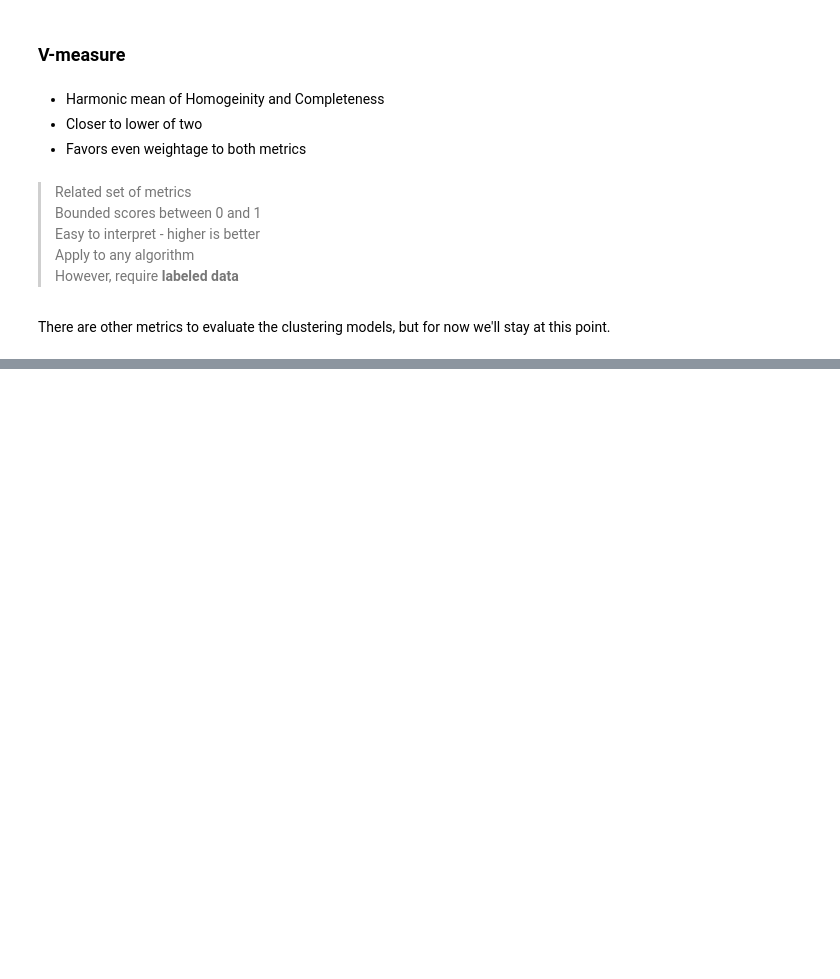
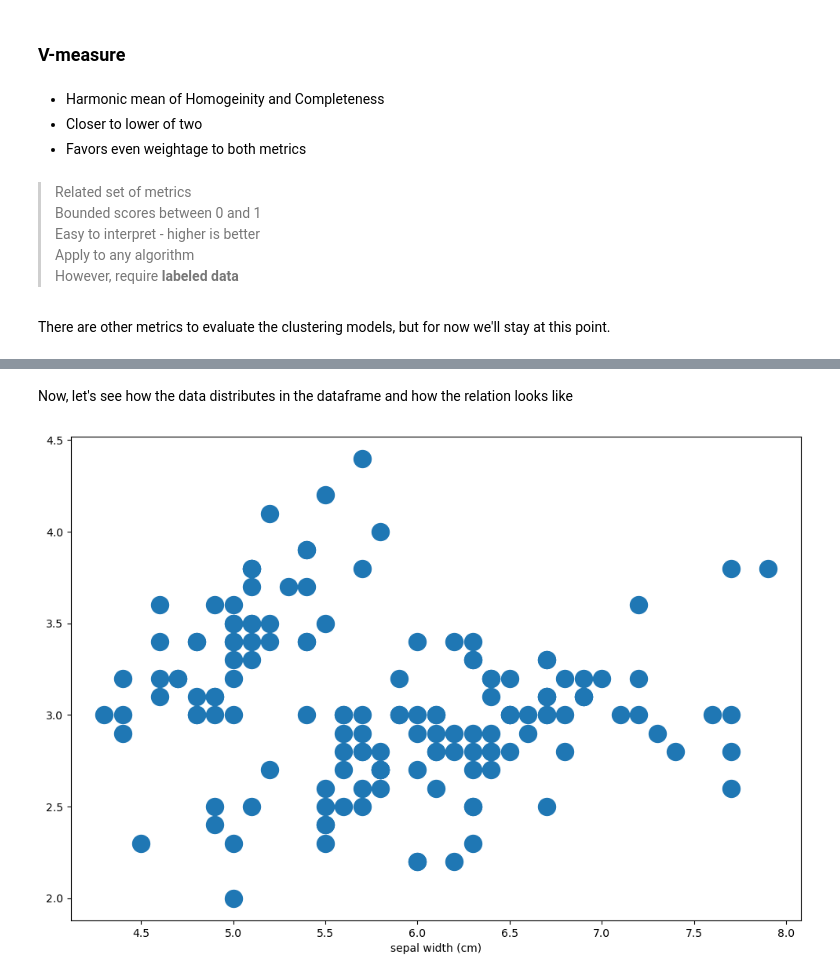
Before and after one commit to EdgarRage/Training_Raken, a Jupyter notebook: Unsupervised_learning/Basic_concepts/building_clustering_models.ipynb, the cells around one changed output, grey strips where cells are left out. Drawn from its saved outputs; the diff is of its cells as text; code cells hidden in the pictures; blank space fills up the shorter version.

```diff
--- a/Unsupervised_learning/Basic_concepts/building_clustering_models.ipynb
+++ b/Unsupervised_learning/Basic_concepts/building_clustering_models.ipynb
@@ -59,0 +75,9 @@ There are other metrics to evaluate the clustering models, but for now we'll sta
+# %%
+# Now, let's read the iris dataset and convert it into a dataframe
+from sklearn.datasets import load_iris
+iris = load_iris()
+#iris_df = pd.DataFrame(data=iris.data, columns=iris.feature_names)
+#iris_df = pd.DataFrame(data= np.c_[iris['data'], iris['target']], columns= iris['feature_names'] + ['class'])
+iris_df= pd.DataFrame(data= np.c_[iris['data'], iris['target']], columns= iris['feature_names'] + ['target'])
+iris_df['species'] = pd.Categorical.from_codes(iris.target, iris.target_names)
+iris_df.head()
@@ -59,0 +91,5 @@ There are other metrics to evaluate the clustering models, but for now we'll sta
+# %%
+# Let's resample the df to have a more aleatory index order
+iris_df = iris_df.drop('target', axis=1)
+iris_df = iris_df.sample(frac=1).reset_index(drop=True)
+iris_df.head()
@@ -59,0 +115,6 @@ There are other metrics to evaluate the clustering models, but for now we'll sta
+# %%
+from sklearn import preprocessing
+label_encoding = preprocessing.LabelEncoder()
+
+iris_df['species'] = label_encoding.fit_transform(iris_df['species'].astype(str))
+iris_df.head()
@@ -59,0 +128,13 @@ There are other metrics to evaluate the clustering models, but for now we'll sta
+# %% [markdown]
+Now, let's see how the data distributes in the dataframe and how the relation looks like
+# %%
+fig, ax = plt.subplots(figsize=(12,8))
+
+plt.scatter(iris_df['sepal length (cm)'], iris_df['sepal width (cm)'], s = 250)
+
+plt.xlabel('sepal length (cm)')
+plt.xlabel('sepal width (cm)')
+
+plt.show()
+# %% [output]
+[figure, added]
```
Also changed, not shown: parts of 11 cells of this notebook.
